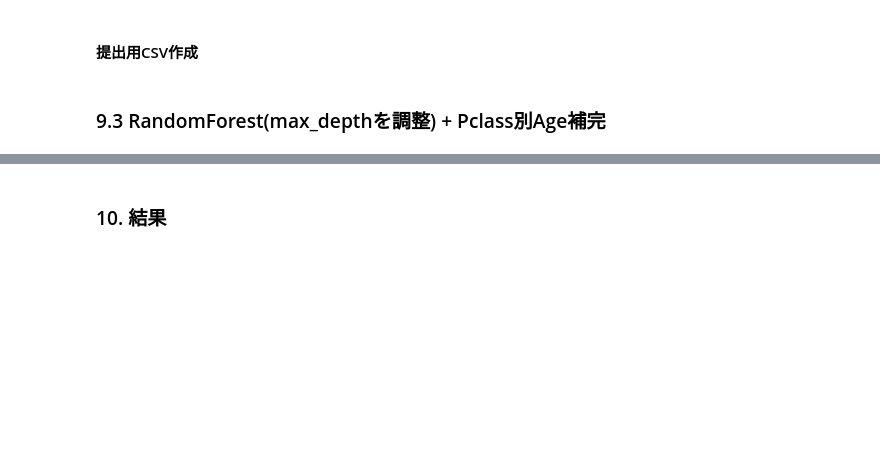
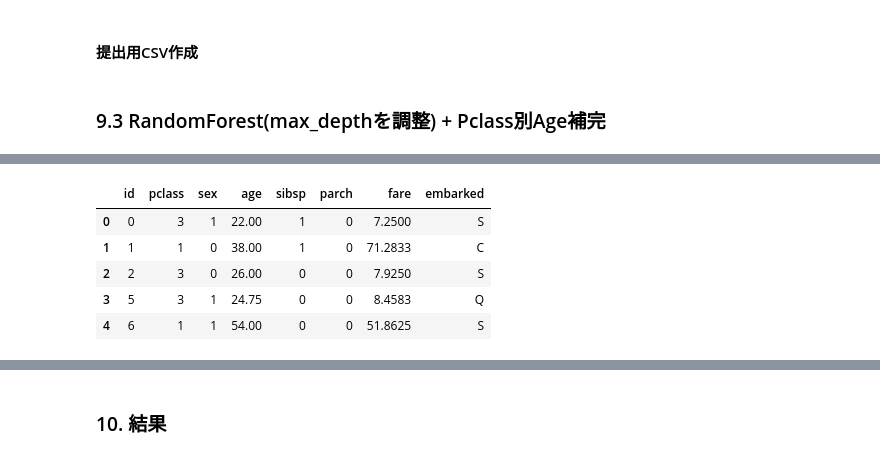
Before and after one commit to runa-yamauchi-dev/SIGNATE_Practice, a Jupyter notebook: competition01_titanic/notebook/titanic.ipynb, the cells around one changed output, grey strips where cells are left out. Cells and saved outputs as stored; diff of their text form; code cells hidden in the pictures; blank space fills up the shorter version.

```diff
--- a/competition01_titanic/notebook/titanic.ipynb
+++ b/competition01_titanic/notebook/titanic.ipynb
@@ -1260,0 +1263,3 @@ submission.to_csv("submission.csv", index=False, header=False)
+# %%
+train_test2 = pd.read_csv("../data/test.csv")
+train_test2.head()
@@ -1260,0 +1287,6 @@ submission.to_csv("submission.csv", index=False, header=False)
+# %%
+test_df2 = train_test2.copy()
+test_df2["age"] = (
+  test_df2.groupby(["pclass", "sex"])["age"].transform(lambda x: x.fillna(x.median()))
+)
+test_df2.isnull().sum()
@@ -1260,0 +1303,13 @@ submission.to_csv("submission.csv", index=False, header=False)
+# %%
+test_df2 ["sex"] = test_df2["sex"].map({
+  "female": 0,
+  "male": 1
+})
+test_df2.head()
+# %% [output]
+|  | id | pclass | sex | age | sibsp | parch | fare | embarked |
+| 0 | 0 | 3 | 1 | 22.00 | 1 | 0 | 7.2500 | S |
+| 1 | 1 | 1 | 0 | 38.00 | 1 | 0 | 71.2833 | C |
+| 2 | 2 | 3 | 0 | 26.00 | 0 | 0 | 7.9250 | S |
+| 3 | 5 | 3 | 1 | 24.75 | 0 | 0 | 8.4583 | Q |
+| 4 | 6 | 1 | 1 | 54.00 | 0 | 0 | 51.8625 | S |
```
Also changed, not shown: parts of 22 cells of this notebook, 2 other files.
